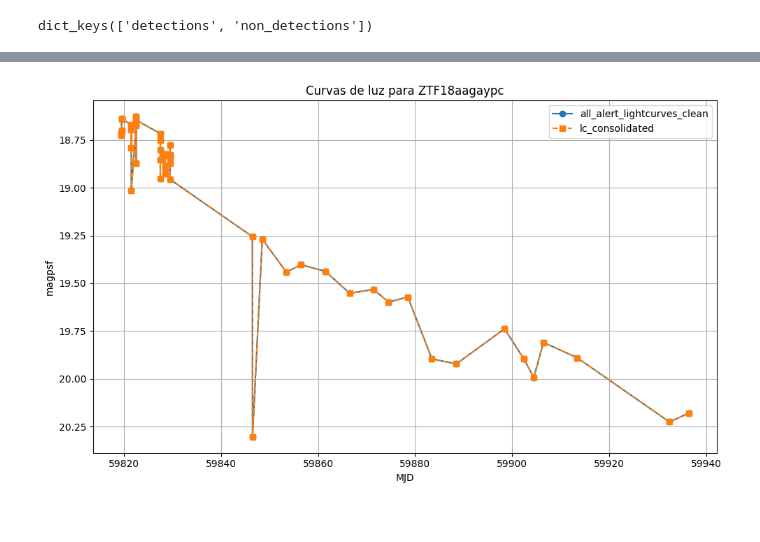
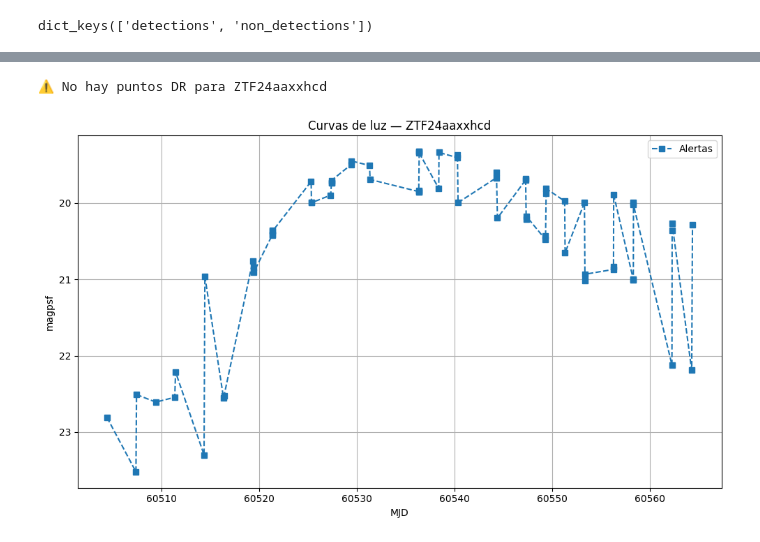
Before and after one commit to benjaminMancilla/AS4501-Proyect, a Jupyter notebook: model_dataframe.ipynb, the cells around one changed output, grey strips where cells are left out. Cells and saved outputs as stored; diff of their text form; code cells hidden in the pictures.

Commit message:
Added plots in model_dataframe

```diff
--- a/model_dataframe.ipynb
+++ b/model_dataframe.ipynb
@@ -253,7 +220,8 @@ def plot_lightcurves(oid: str,
 # %%
-plot_lightcurves("ZTF18aagaypc")
+plot_lightcurves("ZTF24aaxxhcd", toggle=1)
 # %% [output]
+⚠️ No hay puntos DR para ZTF24aaxxhcd
-[figure, old version]
+[figure, new version]
 # %%
 df.to_parquet(
     "labels.parquet",
```
Also changed, not shown: parts of 9 cells of this notebook.
